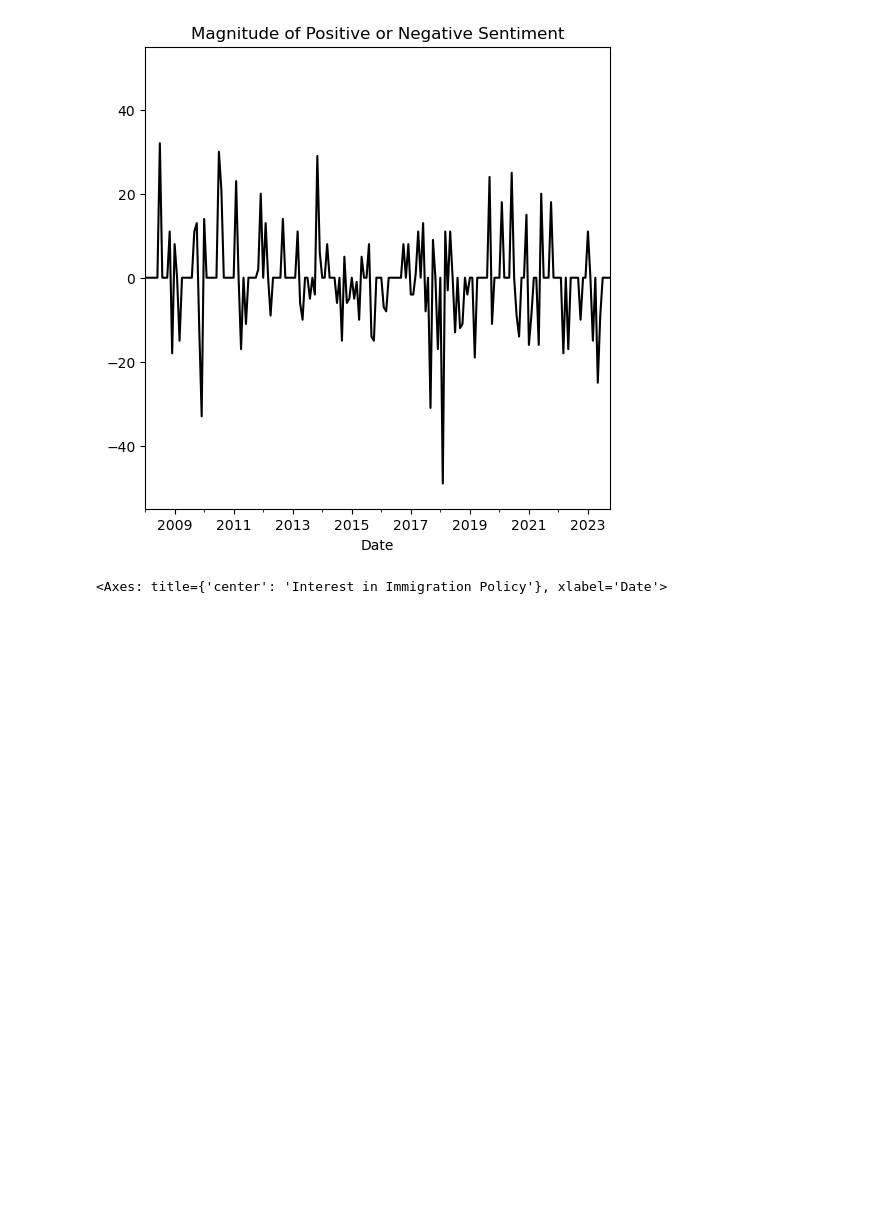
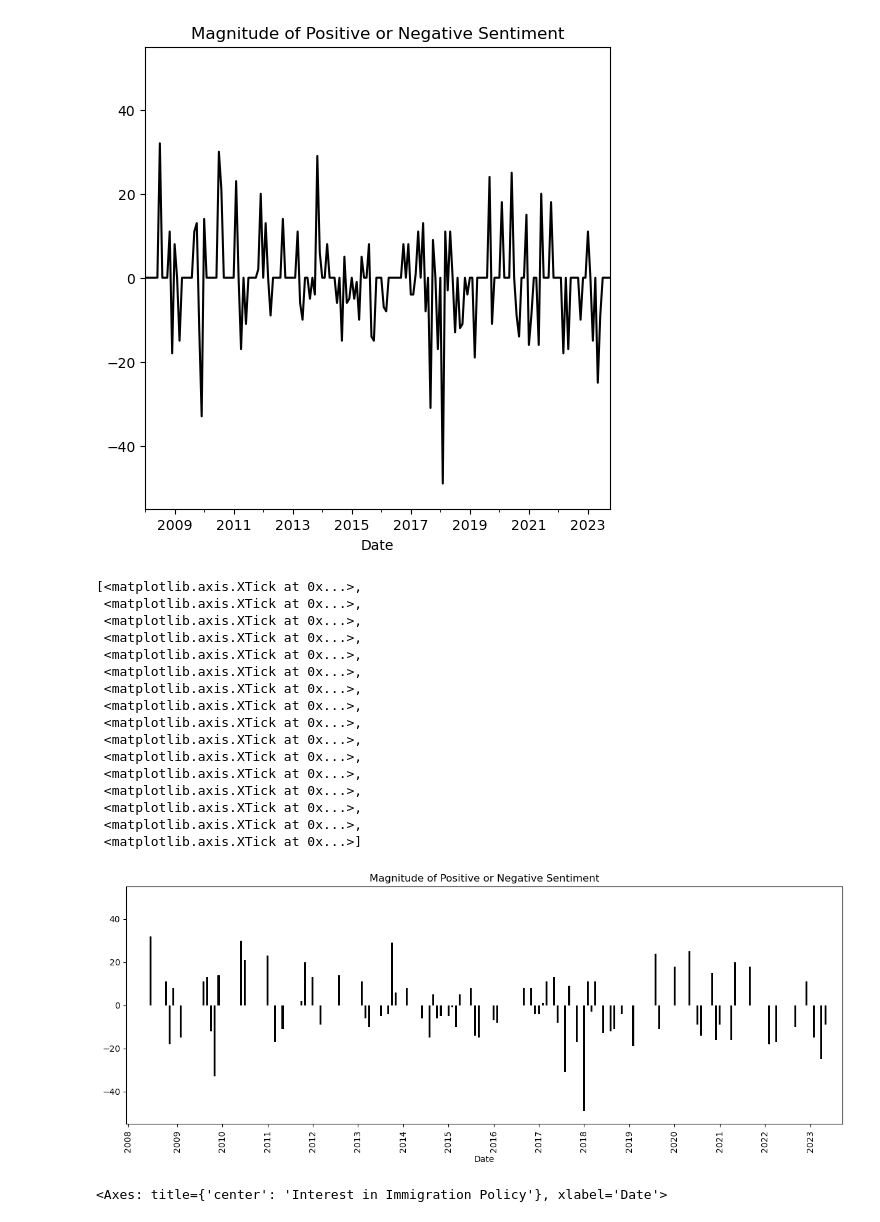
Before and after one commit to galibest2/as.180.369, a Jupyter notebook: contrib/galibest2/Research-Paper-Notebook.ipynb, the cells around one changed output. Saved outputs shown, nothing was run; the diff lists cells and outputs as text; code cells hidden in the pictures; blank space fills up the shorter version.

```diff
--- a/contrib/galibest2/Research-Paper-Notebook.ipynb
+++ b/contrib/galibest2/Research-Paper-Notebook.ipynb
@@ -209,6 +230,27 @@ df_trend.plot(x="Date", y=["Overall_Sentiment"], figsize=(6,6), color = 'black',
 # %% [output]
 <Axes: title={'center': 'Magnitude of Positive or Negative Sentiment'}, xlabel='Date'>
 [figure]
+# %%
+df_trend.plot(x="Date", y=["Overall_Sentiment"], kind = "bar", figsize=(15,5), color = 'black', legend = False,
+              ylim = (-range - 5 ,range + 5), title = "Magnitude of Positive or Negative Sentiment").set_xticks(ticks=ticks, labels=years)
+# %% [output]
+[<matplotlib.axis.XTick at 0x...>,
+ <matplotlib.axis.XTick at 0x...>,
+ <matplotlib.axis.XTick at 0x...>,
+ <matplotlib.axis.XTick at 0x...>,
+ <matplotlib.axis.XTick at 0x...>,
+ <matplotlib.axis.XTick at 0x...>,
+ <matplotlib.axis.XTick at 0x...>,
+ <matplotlib.axis.XTick at 0x...>,
+ <matplotlib.axis.XTick at 0x...>,
+ <matplotlib.axis.XTick at 0x...>,
+ <matplotlib.axis.XTick at 0x...>,
+ <matplotlib.axis.XTick at 0x...>,
+ <matplotlib.axis.XTick at 0x...>,
+ <matplotlib.axis.XTick at 0x...>,
+ <matplotlib.axis.XTick at 0x...>,
+ <matplotlib.axis.XTick at 0x...>]
+[figure, added]
 # %%
 df_trend.plot(x="Date", y=["policy"], figsize=(6,6), color = 'black',
               legend = False, title = "Interest in Immigration Policy")
```
Also changed, not shown: parts of 9 cells of this notebook.
